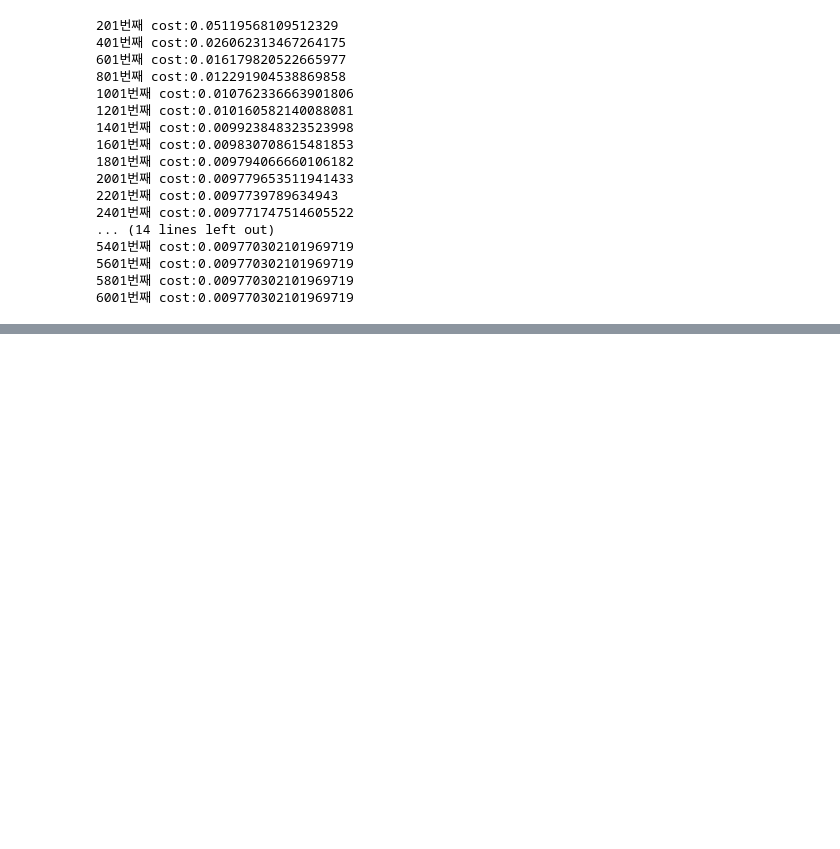
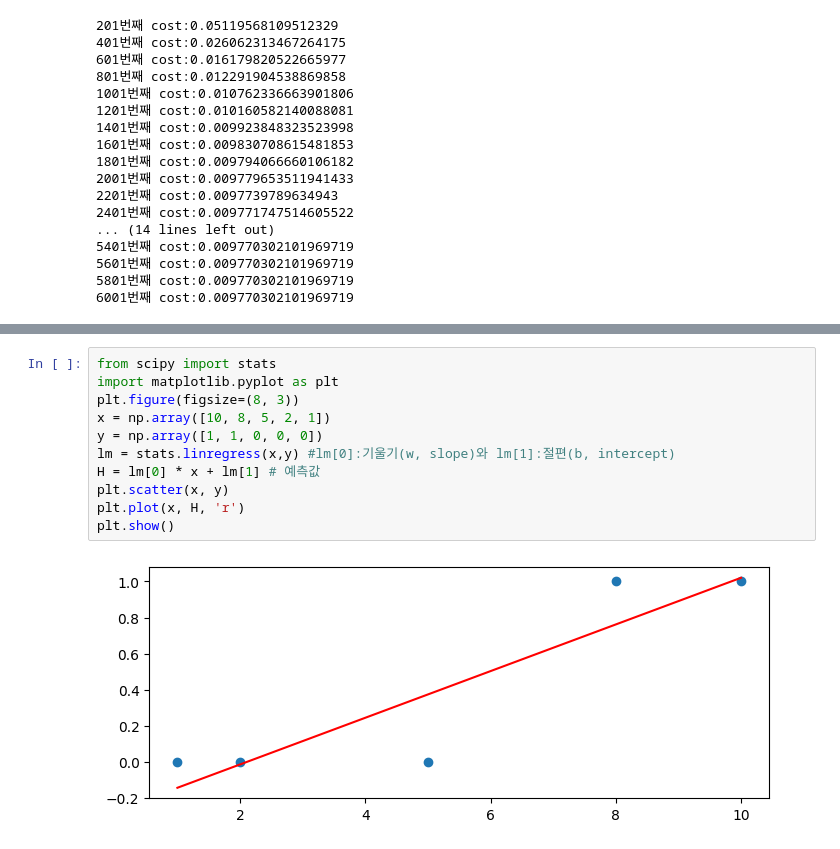
Before and after one commit to seungdobaek/ai_x, a Jupyter notebook: source/05_DeepLearning/04_tensorflow_v1_tensor객체흐름.ipynb, the cells around one changed output, grey strips where cells are left out. Saved outputs shown, nothing was run; the diff lists cells and outputs as text; blank space fills up the shorter version.

```diff
--- a/source/05_DeepLearning/04_tensorflow_v1_tensor객체흐름.ipynb
+++ b/source/05_DeepLearning/04_tensorflow_v1_tensor객체흐름.ipynb
@@ -389,0 +516,13 @@ for step in range(1, 6001):
+# %%
+from scipy import stats
+import matplotlib.pyplot as plt
+plt.figure(figsize=(8, 3))
+x = np.array([10, 8, 5, 2, 1])
+y = np.array([1, 1, 0, 0, 0])
+lm = stats.linregress(x,y) #lm[0]:기울기(w, slope)와 lm[1]:절편(b, intercept)
+H = lm[0] * x + lm[1] # 예측값
+plt.scatter(x, y)
+plt.plot(x, H, 'r')
+plt.show()
+# %% [output]
+[figure, added]
```
Also changed, not shown: parts of 20 cells of this notebook, 4 other files.
